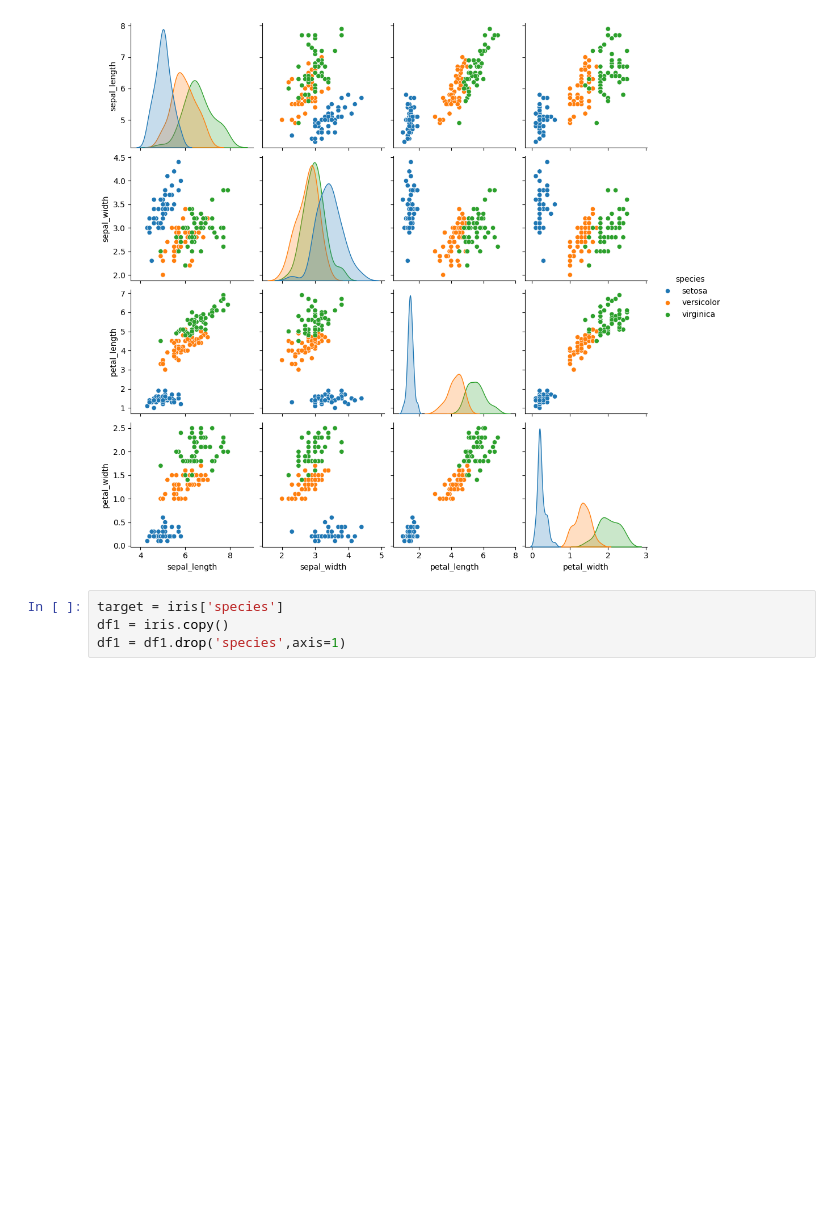
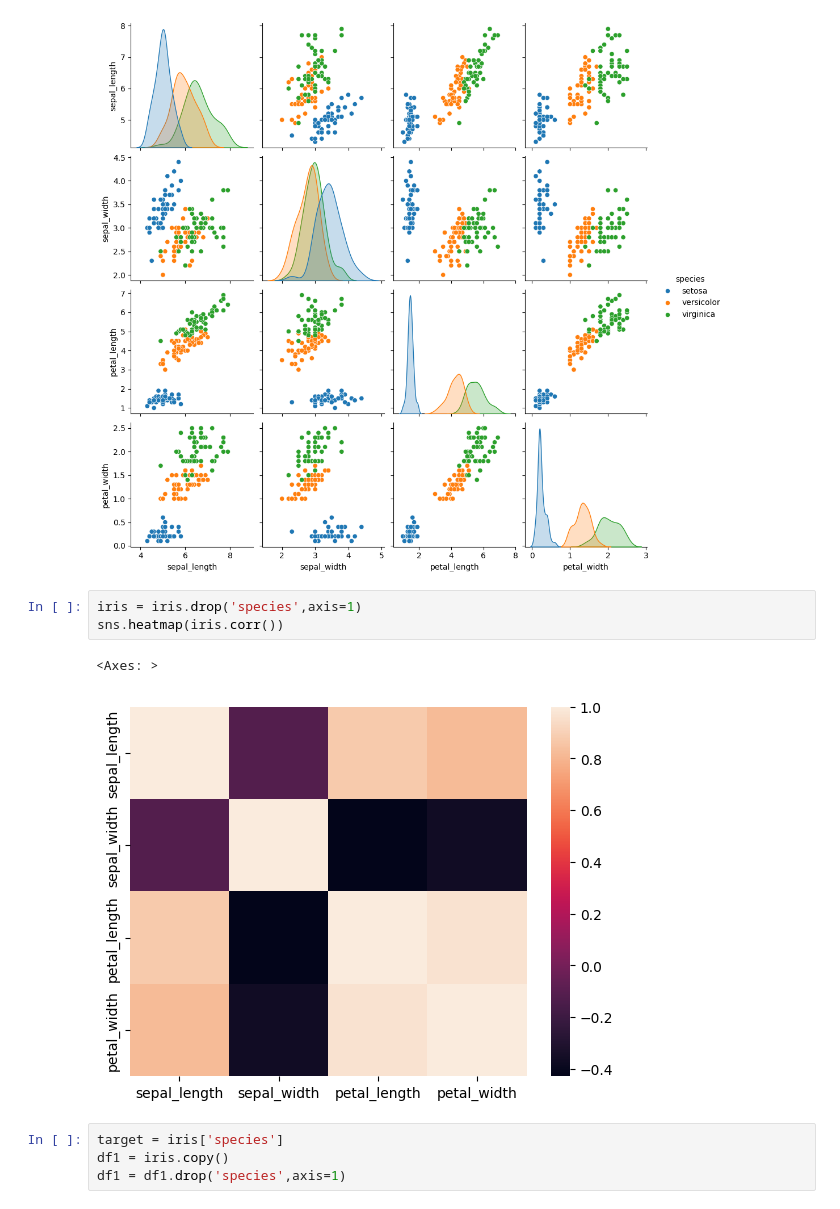
Before and after one commit to charicodes/Decion-Tree-with_Iris-data, a Jupyter notebook: Decision_Tree with _Iris.data.ipynb, the cells around one changed output. Drawn from its saved outputs; the diff is of its cells as text; blank space fills up the shorter version.

Commit message:
Add files via upload
Added a heatmap showing the correlation between the numerical values

```diff
--- a/Decision_Tree with _Iris.data.ipynb
+++ b/Decision_Tree with _Iris.data.ipynb
@@ -54,6 +54,12 @@ sns.pairplot(data=iris,hue='species')
 # %% [output]
 <seaborn.axisgrid.PairGrid at 0x...>
 [figure]
+# %%
+iris = iris.drop('species',axis=1)
+sns.heatmap(iris.corr())
+# %% [output]
+<Axes: >
+[figure, added]
 # %%
 target = iris['species']
 df1 = iris.copy()
```
